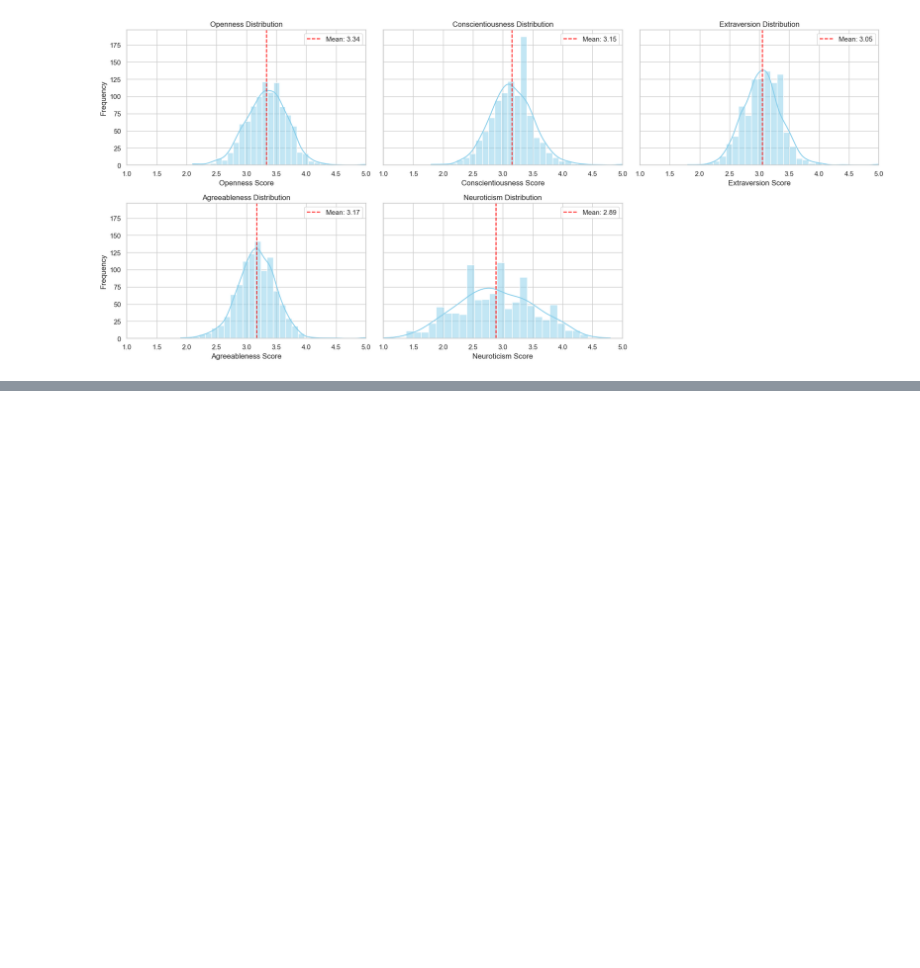
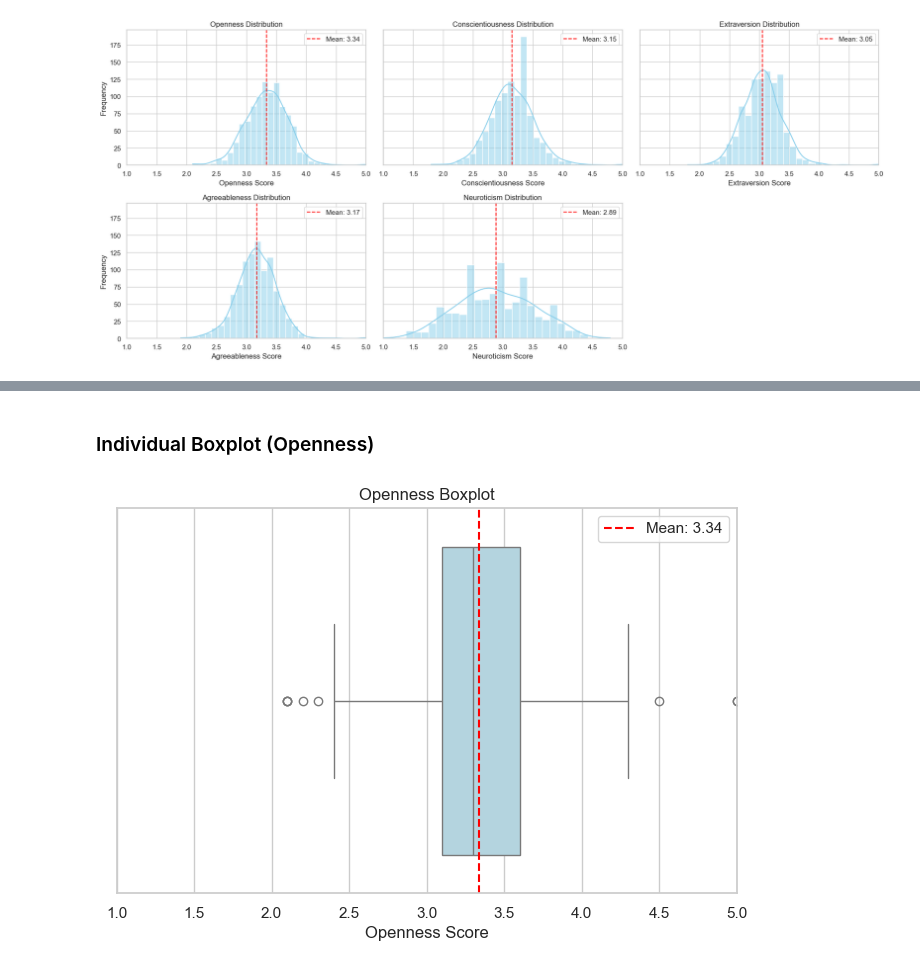
Before and after one commit to h364lee/bigfive_data_explore, a Jupyter notebook: notebooks/01_univariate_EDA.ipynb, the cells around one changed output, grey strips where cells are left out. Drawn from its saved outputs; the diff is of its cells as text; code cells hidden in the pictures; blank space fills up the shorter version.

```diff
--- a/notebooks/01_EDA.ipynb
+++ b/notebooks/01_univariate_EDA.ipynb
@@ -189,0 +301,19 @@ plt.show()
+# %% [markdown]
+### Individual Boxplot (Openness)
+# %%
+sns.set(style='whitegrid')
+
+opn_mean = df_sample['Openness'].mean()
+
+plt.figure(figsize=(8, 5))
+sns.boxplot(x = df_sample['Openness'], color='lightblue')
+plt.axvline(opn_mean, color='red', linestyle='--', label=f'Mean: {opn_mean:.2f}')
+plt.title('Openness Boxplot')
+plt.xlabel('Openness Score')
+plt.xlim(1, 5)
+
+
+plt.legend()
+plt.show()
+# %% [output]
+[figure, added]
```
Also changed, not shown: parts of 23 cells of this notebook, 2 other files.
